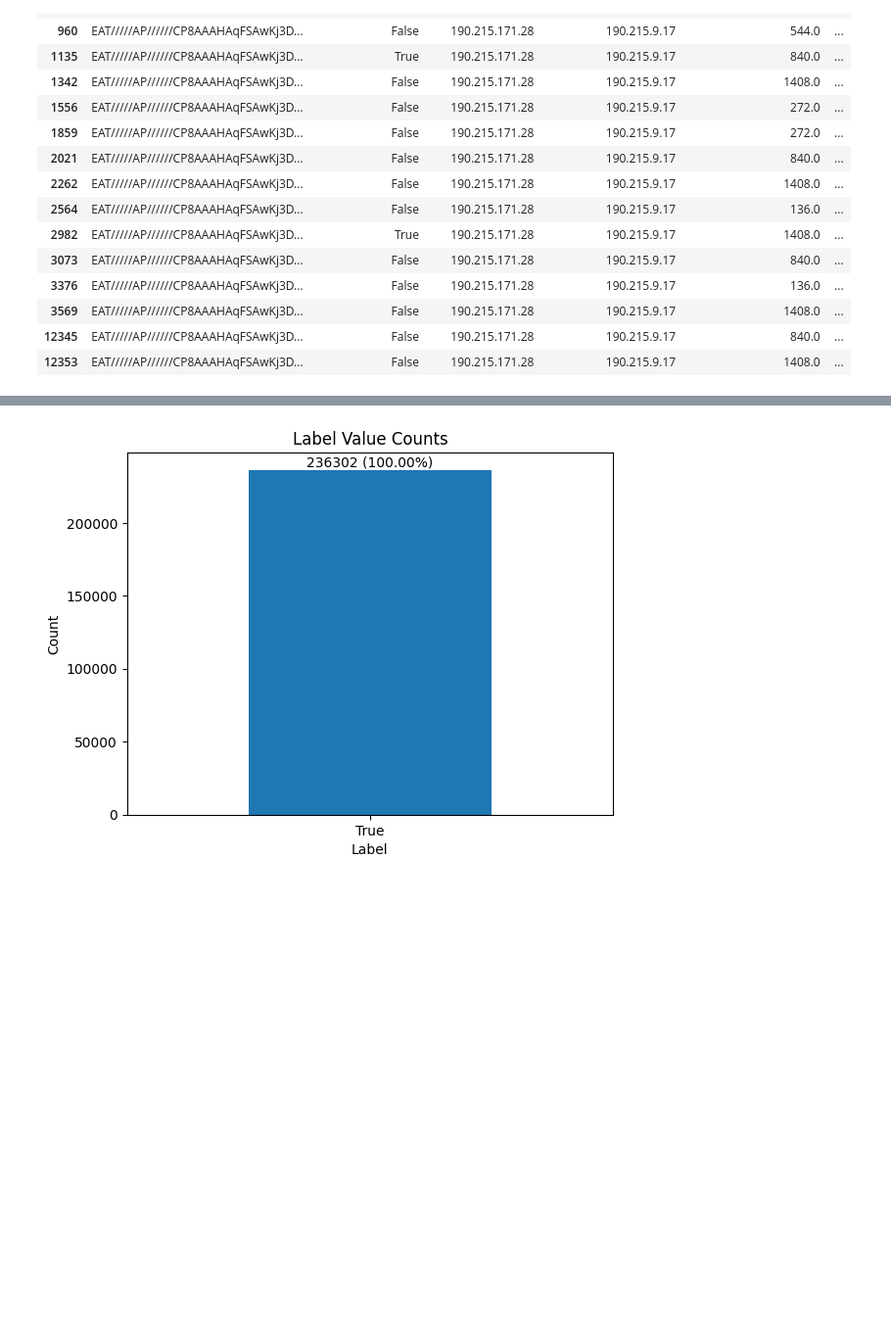
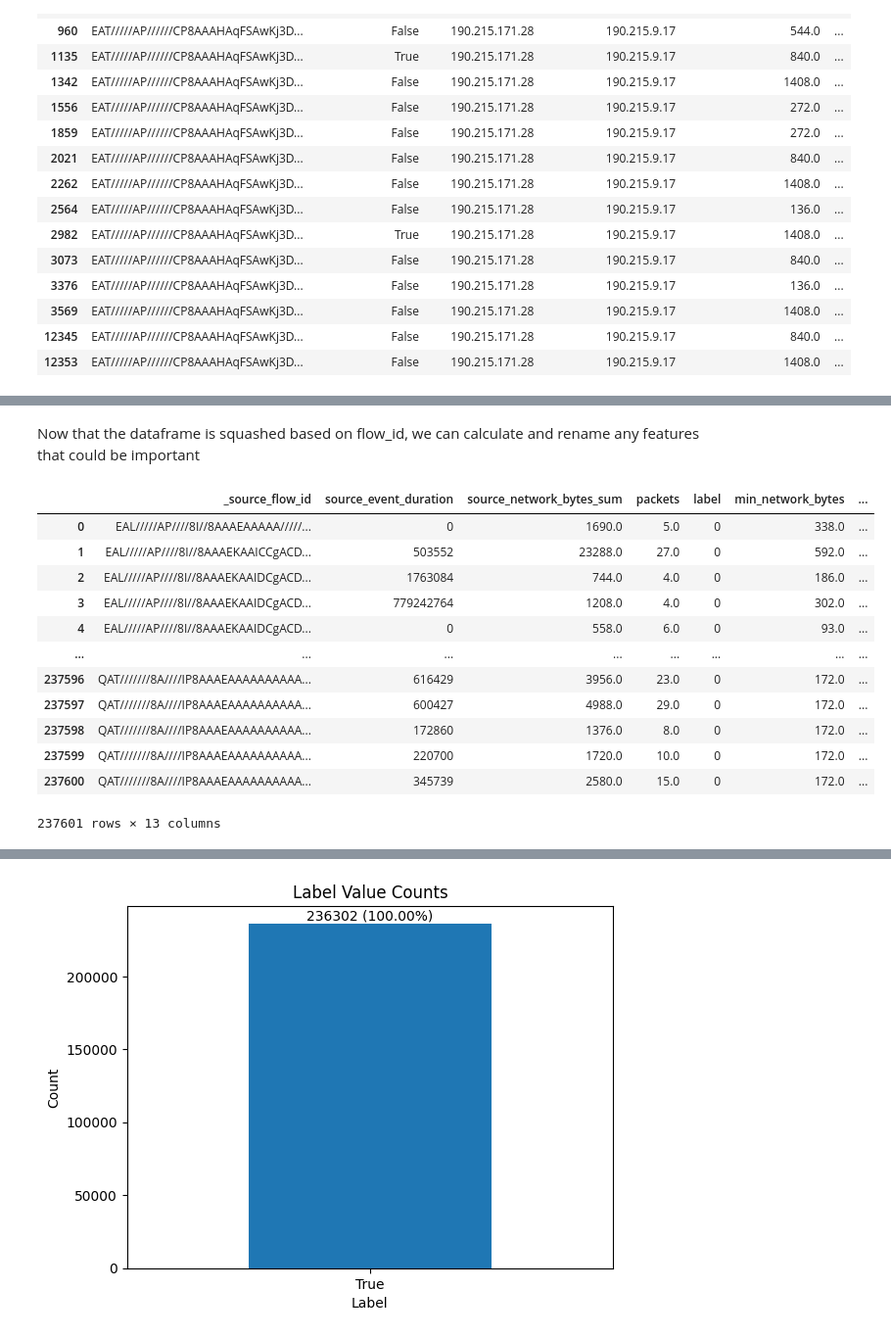
Before and after one commit to Fowthy/SueAI, a Jupyter notebook: data/datapreprocessing.ipynb, the cells around one changed output, grey strips where cells are left out. Shown: that part at 98% size. Saved outputs shown, nothing was run; the diff lists cells and outputs as text; code cells hidden in the pictures; blank space fills up the shorter version.

```diff
--- a/data/datapreprocessing.ipynb
+++ b/data/datapreprocessing.ipynb
@@ -279,0 +310,41 @@ result_df.head(3)
+# %%
+import numpy as np
+
+flow_df = df.copy()
+# Convert the timestamp column to datetime type
+flow_df['_source_@timestamp'] = pd.to_datetime(flow_df['_source_@timestamp'])
+# Add a new column for the amount of packets
+flow_df['packets'] = np.ones(len(flow_df))
+# byte information for finding deviation
+flow_df['min_network_bytes'] = flow_df['_source_network_bytes']
+flow_df['max_network_bytes'] = flow_df['_source_network_bytes']
+# duration information for finding deviation
+flow_df['min_source_event_duration'] = flow_df['_source_event_duration']
+flow_df['max_source_event_duration'] = flow_df['_source_event_duration']
+# timestamp information for finding deviation
+flow_df['min_source_timestamp'] = flow_df['_source_@timestamp']
+flow_df['max_source_timestamp'] = flow_df['_source_@timestamp']
+# source flow final count
+flow_df['final_flow_count'] = flow_df['_source_flow_final']
+# Squash the records
+flow_df = flow_df.sort_values(by='_source_@timestamp', ascending=False).groupby('_source_flow_id')
+
+squash_rules = {
+    '_source_event_duration': 'sum',
+    '_source_network_bytes': 'sum',
+    'packets': 'sum',
+    'label': 'min',
+    # Extra feature values for calculating byte data
+    'min_network_bytes': 'min',
+    'max_network_bytes': 'max',
+    # Extra feature values for calculating event duration
+    'min_source_event_duration': 'min',
+    'max_source_event_duration': 'max',
+    # Extra feature values for calculating flow duration
+    'min_source_timestamp': 'min',
+    'max_source_timestamp': 'max',
+    # Extra feature for the count of final flow records within a flow
+    'final_flow_count': 'sum'
+}
+
+flow_df = flow_df.agg(squash_rules).reset_index()
@@ -279,0 +360,19 @@ result_df.head(3)
+# %% [markdown]
+Now that the dataframe is squashed based on flow_id, we can calculate and rename any features that could be important
+# %%
+flow_df['duration'] = (flow_df['max_source_timestamp'] - flow_df['min_source_timestamp'])
+flow_df.rename(columns={'_source_event_duration': 'source_event_duration', '_source_network_bytes': 'source_network_bytes_sum'})
+# %% [output]
+|  | _source_flow_id | source_event_duration | source_network_bytes_sum | packets | label | min_network_bytes | ... |
+| 0 | EAL/////AP////8I//8AAAEAAAAA/////... | 0 | 1690.0 | 5.0 | 0 | 338.0 | ... |
+| 1 | EAL/////AP////8I//8AAAEKAAICCgACD... | 503552 | 23288.0 | 27.0 | 0 | 592.0 | ... |
+| 2 | EAL/////AP////8I//8AAAEKAAIDCgACD... | 1763084 | 744.0 | 4.0 | 0 | 186.0 | ... |
+| 3 | EAL/////AP////8I//8AAAEKAAIDCgACD... | 779242764 | 1208.0 | 4.0 | 0 | 302.0 | ... |
+| 4 | EAL/////AP////8I//8AAAEKAAIDCgACD... | 0 | 558.0 | 6.0 | 0 | 93.0 | ... |
+| ... | ... | ... | ... | ... | ... | ... | ... |
+| 237596 | QAT///////8A////IP8AAAEAAAAAAAAAA... | 616429 | 3956.0 | 23.0 | 0 | 172.0 | ... |
+| 237597 | QAT///////8A////IP8AAAEAAAAAAAAAA... | 600427 | 4988.0 | 29.0 | 0 | 172.0 | ... |
+| 237598 | QAT///////8A////IP8AAAEAAAAAAAAAA... | 172860 | 1376.0 | 8.0 | 0 | 172.0 | ... |
+| 237599 | QAT///////8A////IP8AAAEAAAAAAAAAA... | 220700 | 1720.0 | 10.0 | 0 | 172.0 | ... |
+| 237600 | QAT///////8A////IP8AAAEAAAAAAAAAA... | 345739 | 2580.0 | 15.0 | 0 | 172.0 | ... |
+237601 rows × 13 columns
```
Also changed, not shown: parts of 56 cells of this notebook, 4 other files.
